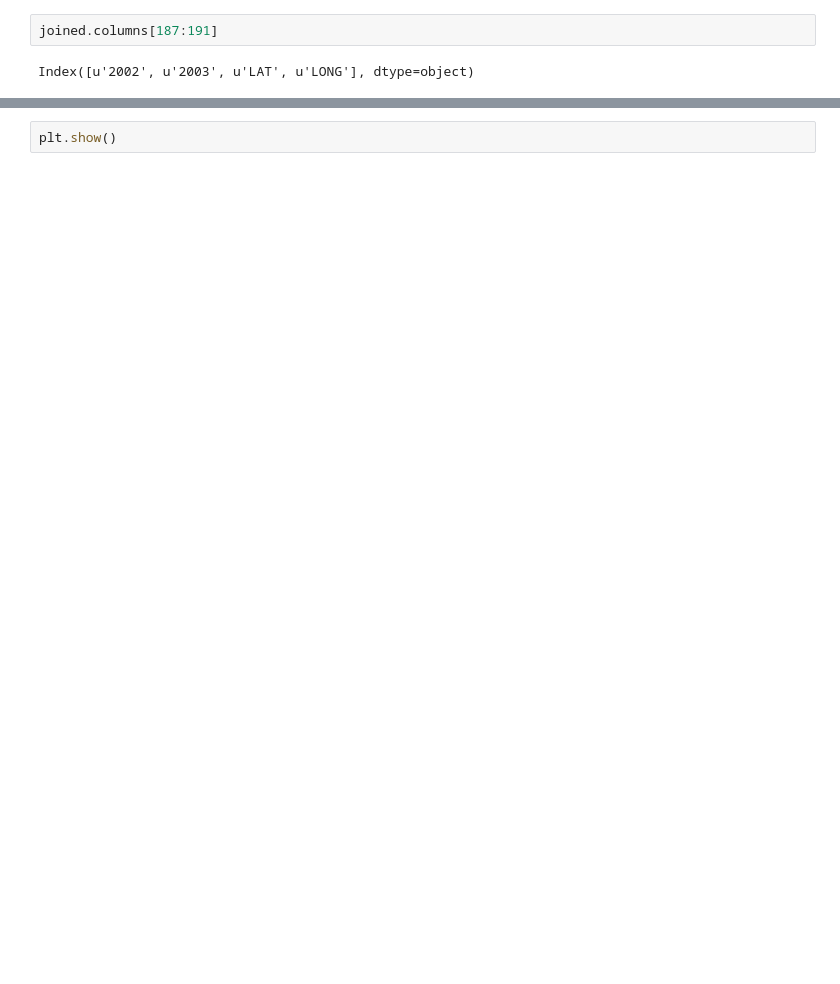
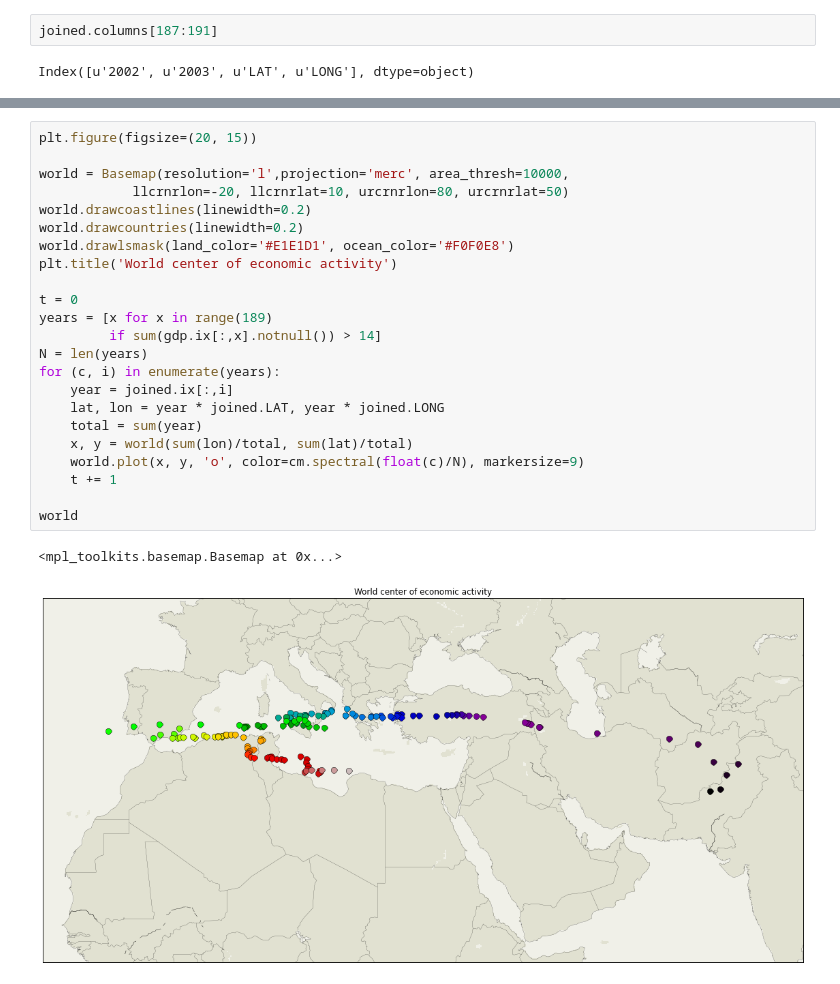
Before and after one commit to djv/world_economic_center, a Jupyter notebook: map.ipynb, the cells around one changed output, grey strips where cells are left out. Drawn from its saved outputs; the diff is of its cells as text; blank space fills up the shorter version.

```diff
--- a/map.ipynb
+++ b/map.ipynb
@@ -90,2 +126,26 @@ world
-# %%
-plt.show()
+# %%
+plt.figure(figsize=(20, 15))
+
+world = Basemap(resolution='l',projection='merc', area_thresh=10000,
+            llcrnrlon=-20, llcrnrlat=10, urcrnrlon=80, urcrnrlat=50)
+world.drawcoastlines(linewidth=0.2)
+world.drawcountries(linewidth=0.2)
+world.drawlsmask(land_color='#E1E1D1', ocean_color='#F0F0E8')
+plt.title('World center of economic activity')
+
+t = 0
+years = [x for x in range(189)
+         if sum(gdp.ix[:,x].notnull()) > 14]
+N = len(years)
+for (c, i) in enumerate(years):
+    year = joined.ix[:,i]
+    lat, lon = year * joined.LAT, year * joined.LONG
+    total = sum(year)
+    x, y = world(sum(lon)/total, sum(lat)/total)
+    world.plot(x, y, 'o', color=cm.spectral(float(c)/N), markersize=9)
+    t += 1
+
+world
+# %% [output]
+<mpl_toolkits.basemap.Basemap at 0x...>
+[figure, added]
```
Also changed, not shown: parts of 9 cells of this notebook.
